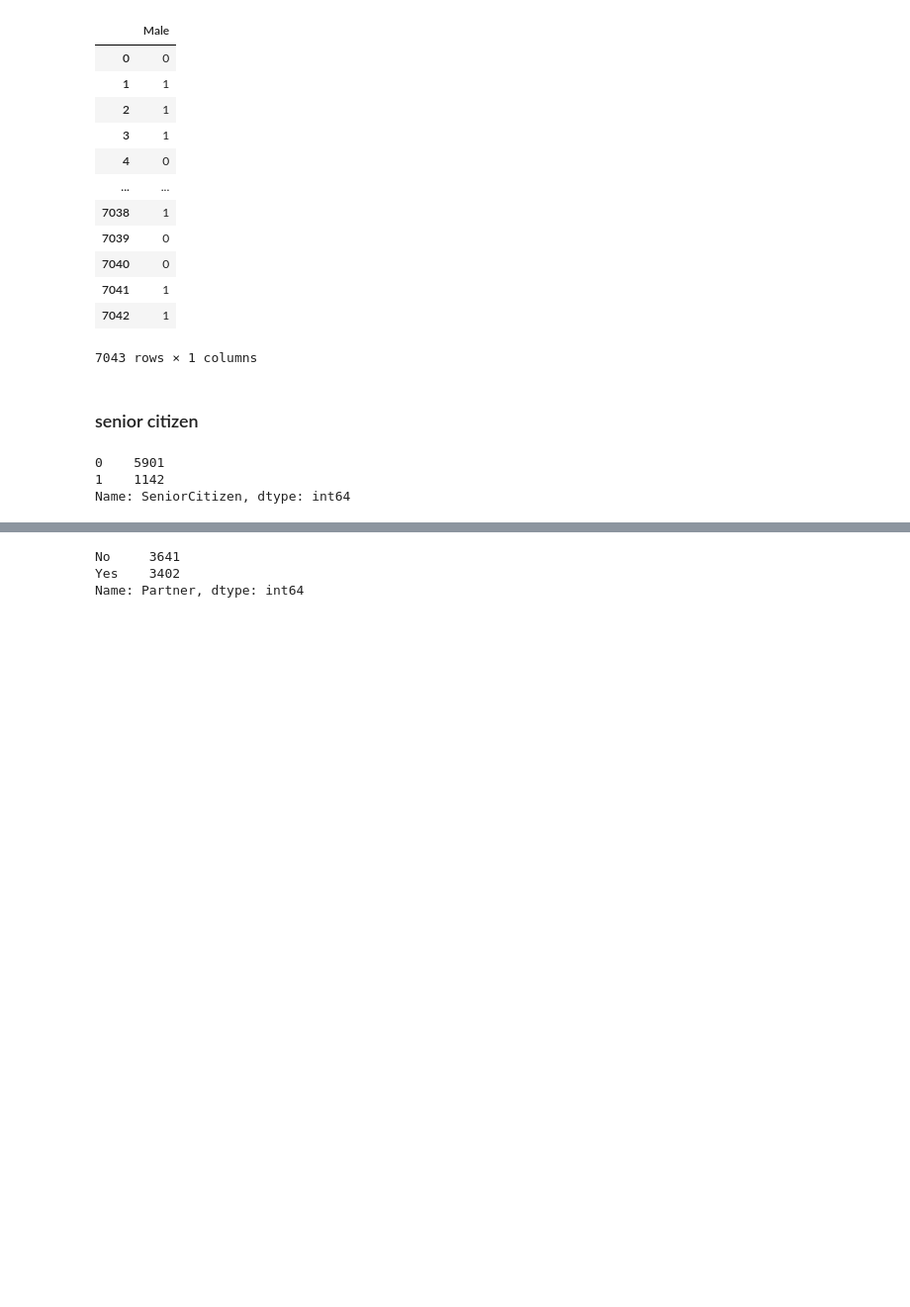
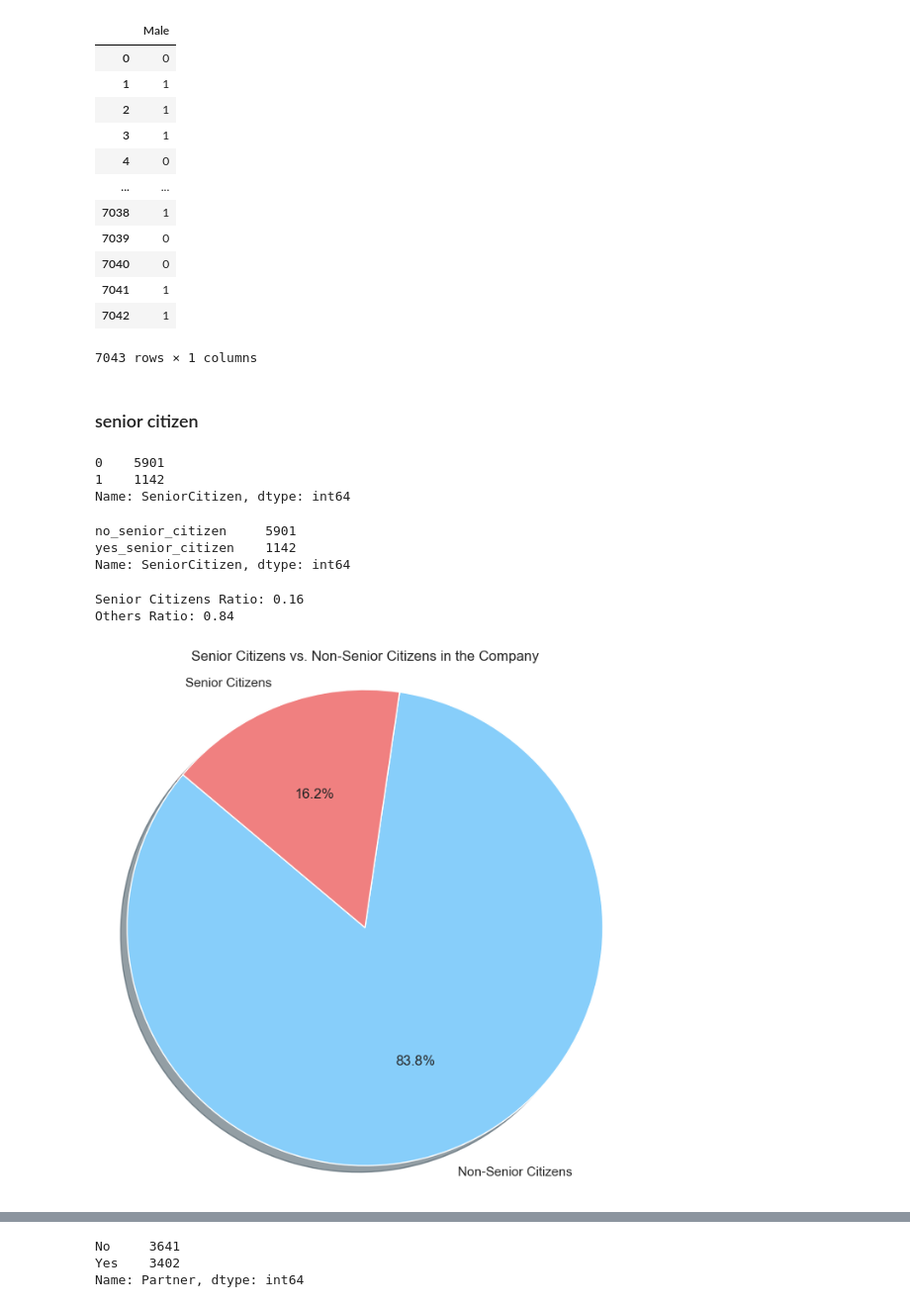
Before and after one commit to MrBinit/Supervised-Learning, a Jupyter notebook: logistic regression/b.ipynb, the cells around one changed output, grey strips where cells are left out. Shown at 99% size. Cells and saved outputs as stored; diff of their text form; code cells hidden in the pictures; blank space fills up the shorter version.

```diff
--- a/logistic regression/b.ipynb
+++ b/logistic regression/b.ipynb
@@ -154,14 +185,40 @@ df.SeniorCitizen.value_counts()
 1    1142
 Name: SeniorCitizen, dtype: int64
 # %%
-def SeniorCitizen (x):
-    if x == '0':
+def SeniorCitizen(x):
+    if x == 0:
         return 'no_senior_citizen'
     else:
         return 'yes_senior_citizen'
+
 df['SeniorCitizen'] = df['SeniorCitizen'].apply(SeniorCitizen)
-# day_copy = day_copy.drop('workingday', axis = 1)
-df
+# %%
+df['SeniorCitizen'].value_counts()
+# %% [output]
+no_senior_citizen     5901
+yes_senior_citizen    1142
+Name: SeniorCitizen, dtype: int64
+# %%
+senior_counts = df.SeniorCitizen.value_counts()
+
+senior_ratio = senior_counts[1] / (senior_counts[0] + senior_counts[1])
+others_ratio = senior_counts[0] / (senior_counts[0] + senior_counts[1])
+
+print(f"Senior Citizens Ratio: {senior_ratio:.2f}")
+print(f"Others Ratio: {others_ratio:.2f}")
+plt.figure(figsize=(8, 8))
+labels = ['Non-Senior Citizens', 'Senior Citizens']
+sizes = senior_counts.values
+colors = ['lightskyblue', 'lightcoral']
+
+plt.pie(sizes, labels=labels, colors=colors, autopct='%1.1f%%', shadow=True, startangle=140)
+plt.axis('equal')
+plt.title('Senior Citizens vs. Non-Senior Citizens in the Company')
+plt.show()
+# %% [output]
+Senior Citizens Ratio: 0.16
+Others Ratio: 0.84
+[figure, added]
 # %%
 
 SeniorCitizen_dummy = pd.get_dummies(df.SeniorCitizen, drop_first = True)
```
Also changed, not shown: parts of 67 cells of this notebook.
